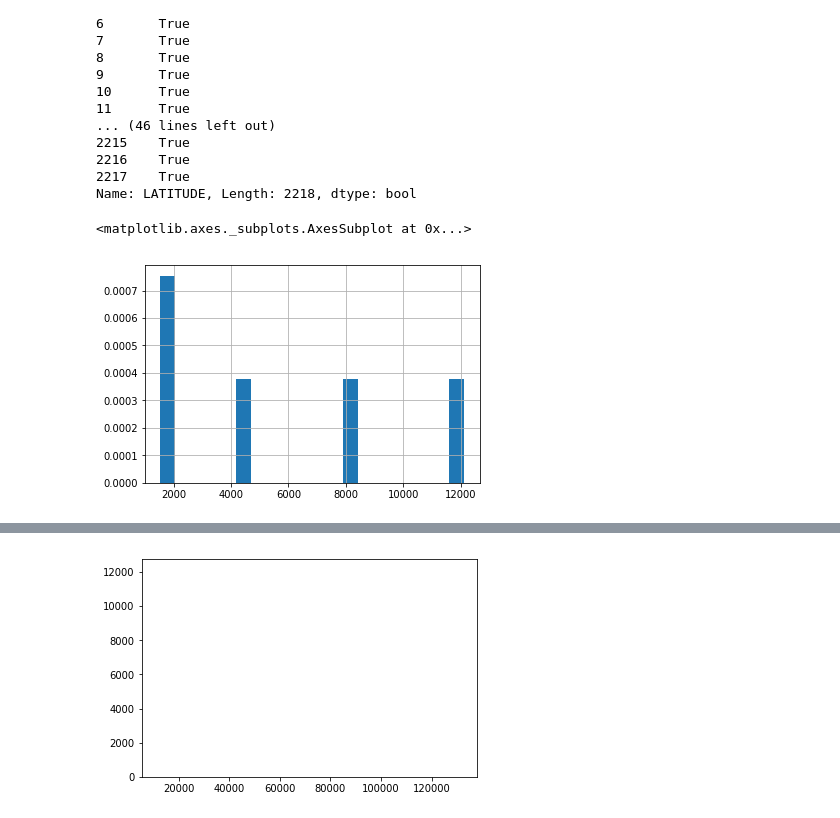
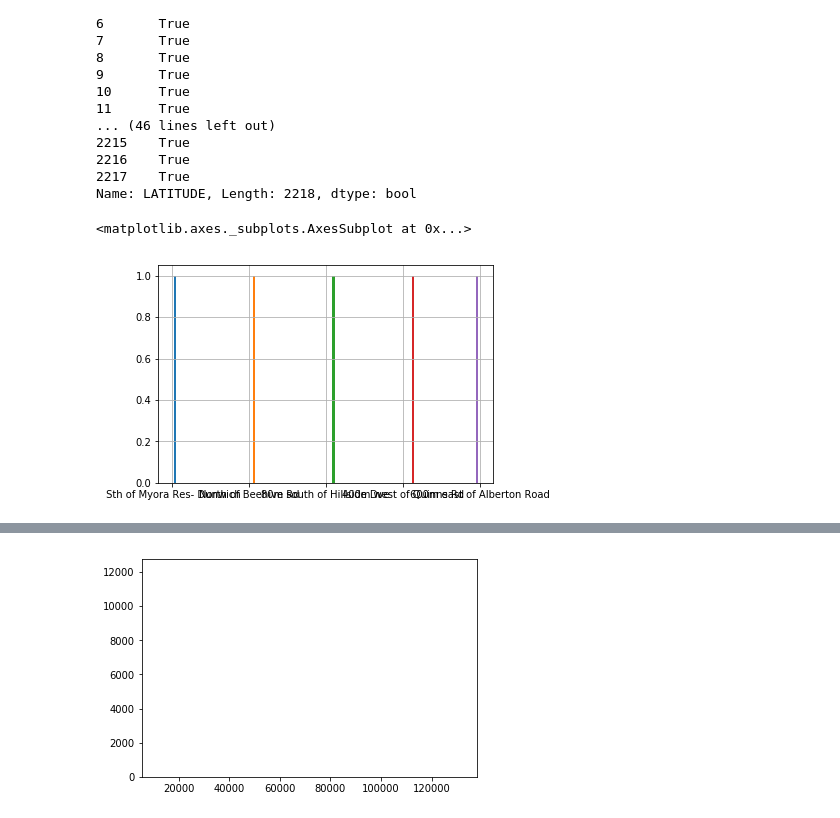
Before and after one commit to jaworra/Jupyter-Notebooks, a Jupyter notebook: here_analysis.ipynb, the cells around one changed output, grey strips where cells are left out. Saved outputs shown, nothing was run; the diff lists cells and outputs as text; code cells hidden in the pictures.

```diff
--- a/here_analysis.ipynb
+++ b/here_analysis.ipynb
@@ -14,4 +14,5 @@ aadt_2018=pd.read_csv('trafficcensus2018.csv') #load from https://www.data.qld.g
 ### QA/QC  - check structure and for errors
 # %%
 aadt_2018.head()
+aadt_2018.set_index('SITE_ID')
 # %% [output]
@@ -27,6 +41,7 @@ import geopandas as gpd
 from geopandas import GeoDataFrame
 geometry = [Point(xy) for xy in zip(aadt_2018['LONGITUDE'],aadt_2018['LATITUDE'])]
 aadt_2018_gdf = GeoDataFrame(aadt_2018, geometry=geometry)
+aadt_2018_gdf.set_index('SITE_ID')
 
 #this is a simple map that goes with geopandas
 world = gpd.read_file(gpd.datasets.get_path('naturalearth_lowres'))
@@ -117,10 +229,11 @@ aadt_2018_gdf.loc[mask]
 2217    True
 Name: LATITUDE, Length: 2218, dtype: bool
 # %%
-top_aadt_2018['AADT'].hist(bins=20, density=True)
+#top_aadt_2018['AADT'].hist(bins=20, density=True)
+top_aadt_2018['DESCRIPTION'].hist(bins=20, density=True)
 # %% [output]
 <matplotlib.axes._subplots.AxesSubplot at 0x...>
-[figure, old version]
+[figure, new version]
 # %%
 top_aadt_2018
 # %% [output]
```
Also changed, not shown: parts of 14 cells of this notebook.
